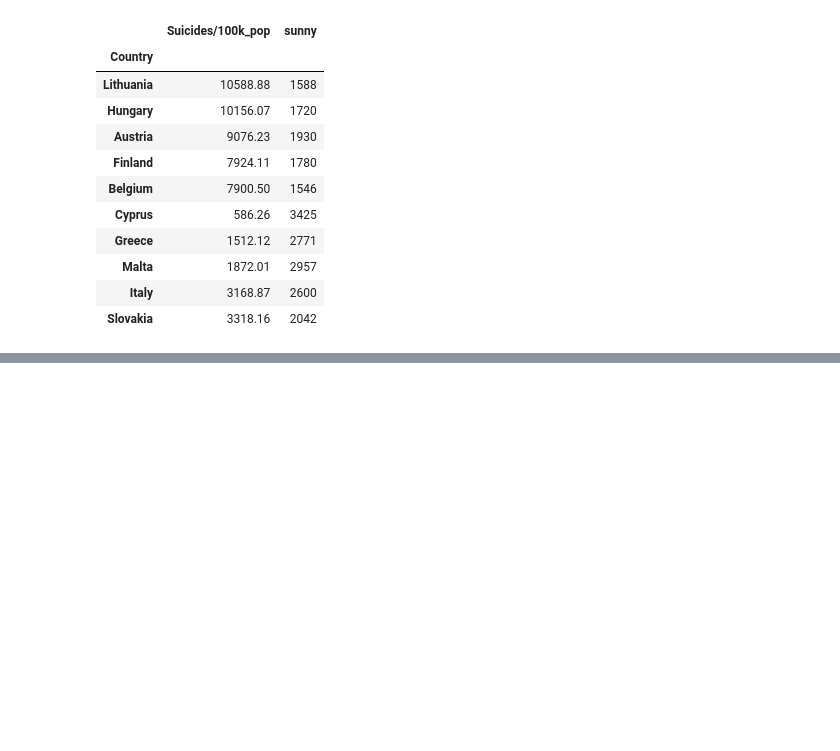
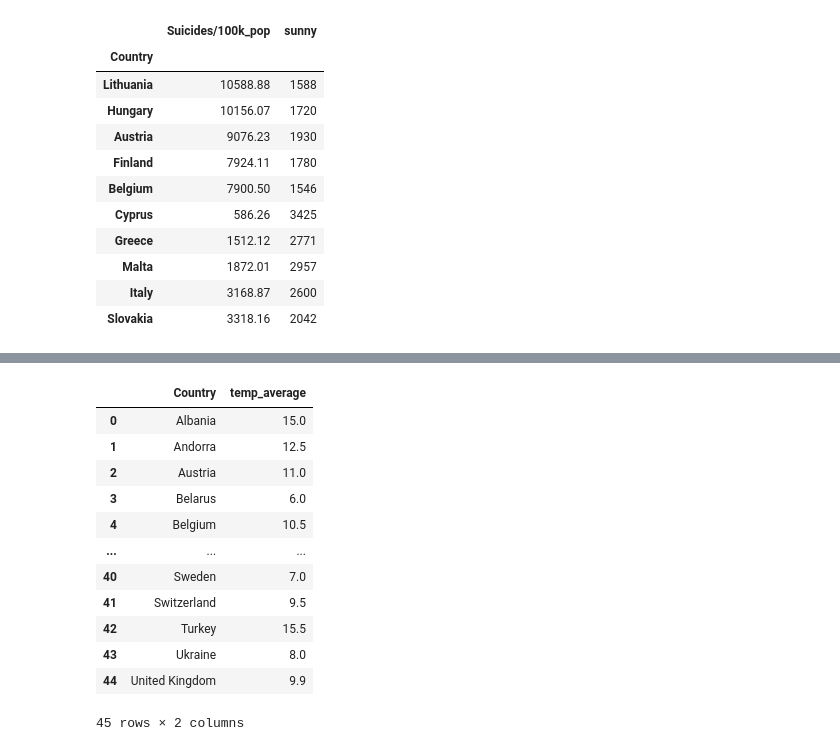
Before and after one commit to AdrianCarcelen/suicide_analysis, a Jupyter notebook: 14_08.ipynb, the cells around one changed output, grey strips where cells are left out. Drawn from its saved outputs; the diff is of its cells as text; code cells hidden in the pictures; blank space fills up the shorter version.

Commit message:
version temp

```diff
--- a/14_08.ipynb
+++ b/14_08.ipynb
@@ -394,0 +408,4 @@ for i, df in enumerate(dfs):
+# %%
+temp_table = pd.read_csv('temp.tsv', delimiter='\t')
+# %%
+temp_table[['City', 'Country']] = temp_table['City'].str.split(', ', expand=True)
@@ -394,0 +414,32 @@ for i, df in enumerate(dfs):
+# %%
+# Renombrar columnas para eliminar los espacios
+temp_table = temp_table.rename(columns={'High °F': 'High_F', 'Low °F': 'Low_F', 'High °C': 'High_C', 'Low °C': 'Low_C'})
+
+# Calcular el promedio de 'High_C' y 'Low_F' y guardarlos en una nueva columna 'temp_average'
+temp_table['temp_average'] = (temp_table['High_C'] + temp_table['Low_C']) / 2
+
+# Crear un nuevo dataframe solo con las columnas 'Country' y 'temp_average'
+country_temp = temp_table[['Country', 'temp_average']]
+
+# Verificar el resultado
+sorted_country_temp = country_temp.sort_values(by='temp_average', ascending=False)
+
+# Agrupar por 'Country' y calcular el promedio de 'temp_average'
+grouped_country_temp = sorted_country_temp.groupby('Country').agg({'temp_average': 'mean'}).reset_index()
+
+# Verificar el resultado
+grouped_country_temp
+# %% [output]
+|  | Country | temp_average |
+| 0 | Albania | 15.0 |
+| 1 | Andorra | 12.5 |
+| 2 | Austria | 11.0 |
+| 3 | Belarus | 6.0 |
+| 4 | Belgium | 10.5 |
+| ... | ... | ... |
+| 40 | Sweden | 7.0 |
+| 41 | Switzerland | 9.5 |
+| 42 | Turkey | 15.5 |
+| 43 | Ukraine | 8.0 |
+| 44 | United Kingdom | 9.9 |
+45 rows × 2 columns
```
Also changed, not shown: parts of 3 cells of this notebook, 1 other file.
